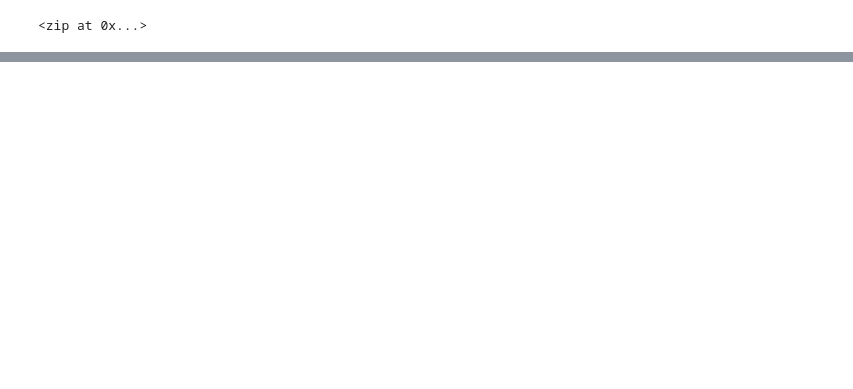
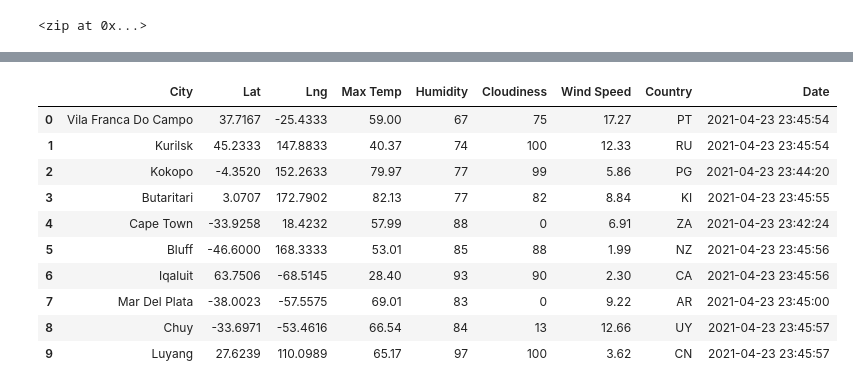
Before and after one commit to asitkumar26/World_Weather_Analysis, a Jupyter notebook: WeatherPy.ipynb, the cells around one changed output, grey strips where cells are left out. Saved outputs shown, nothing was run; the diff lists cells and outputs as text; code cells hidden in the pictures; blank space fills up the shorter version.

```diff
--- a/WeatherPy.ipynb
+++ b/WeatherPy.ipynb
@@ -54,0 +156,15 @@ len(cities)
+# %%
+city_data_df = pd.DataFrame(city_data)
+city_data_df.head(10)
+# %% [output]
+|  | City | Lat | Lng | Max Temp | Humidity | Cloudiness | Wind Speed | Country | Date |
+| 0 | Vila Franca Do Campo | 37.7167 | -25.4333 | 59.00 | 67 | 75 | 17.27 | PT | 2021-04-23 23:45:54 |
+| 1 | Kurilsk | 45.2333 | 147.8833 | 40.37 | 74 | 100 | 12.33 | RU | 2021-04-23 23:45:54 |
+| 2 | Kokopo | -4.3520 | 152.2633 | 79.97 | 77 | 99 | 5.86 | PG | 2021-04-23 23:44:20 |
+| 3 | Butaritari | 3.0707 | 172.7902 | 82.13 | 77 | 82 | 8.84 | KI | 2021-04-23 23:45:55 |
+| 4 | Cape Town | -33.9258 | 18.4232 | 57.99 | 88 | 0 | 6.91 | ZA | 2021-04-23 23:42:24 |
+| 5 | Bluff | -46.6000 | 168.3333 | 53.01 | 85 | 88 | 1.99 | NZ | 2021-04-23 23:45:56 |
+| 6 | Iqaluit | 63.7506 | -68.5145 | 28.40 | 93 | 90 | 2.30 | CA | 2021-04-23 23:45:56 |
+| 7 | Mar Del Plata | -38.0023 | -57.5575 | 69.01 | 83 | 0 | 9.22 | AR | 2021-04-23 23:45:00 |
+| 8 | Chuy | -33.6971 | -53.4616 | 66.54 | 84 | 13 | 12.66 | UY | 2021-04-23 23:45:57 |
+| 9 | Luyang | 27.6239 | 110.0989 | 65.17 | 97 | 100 | 3.62 | CN | 2021-04-23 23:45:57 |
```
Also changed, not shown: parts of 8 cells of this notebook, 3 other files.
